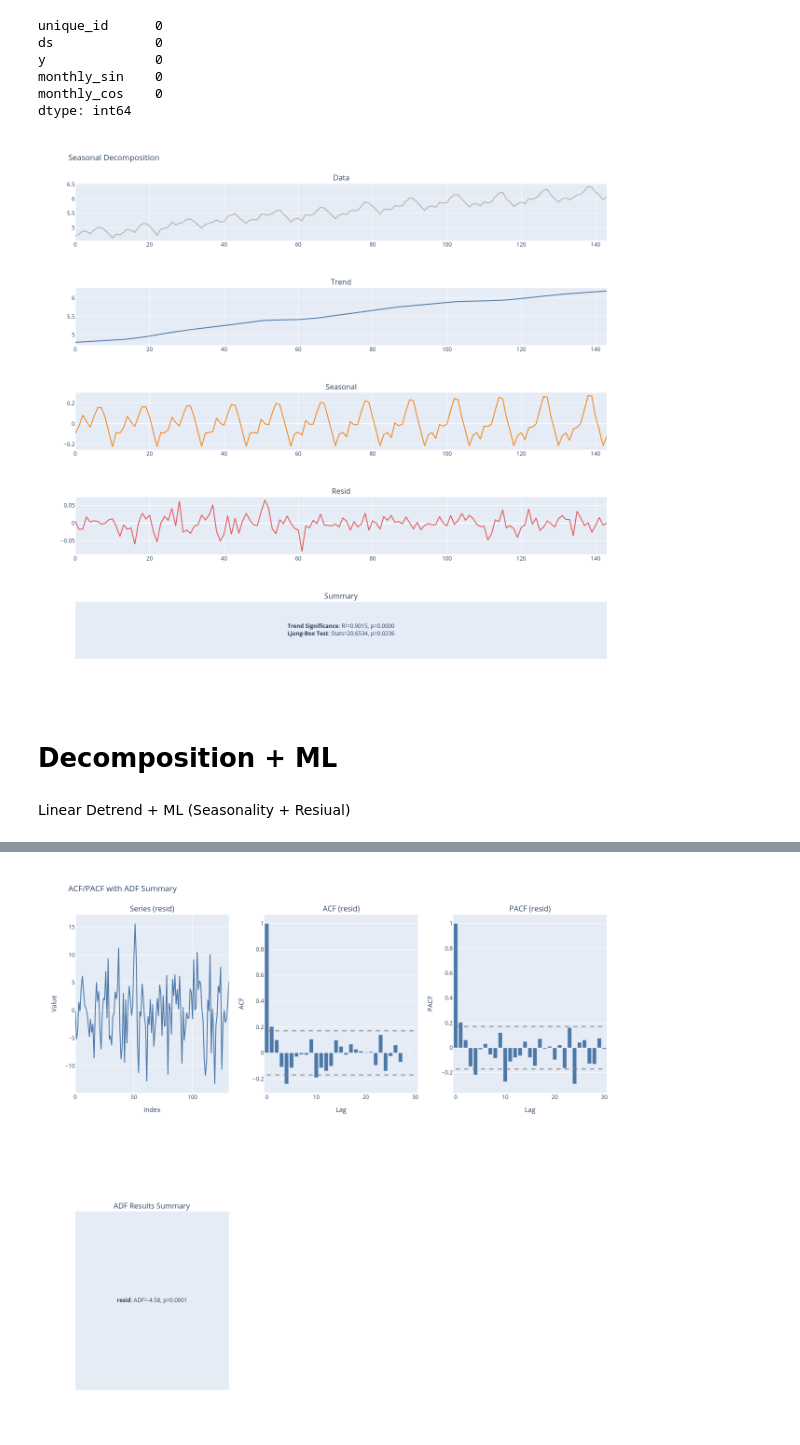
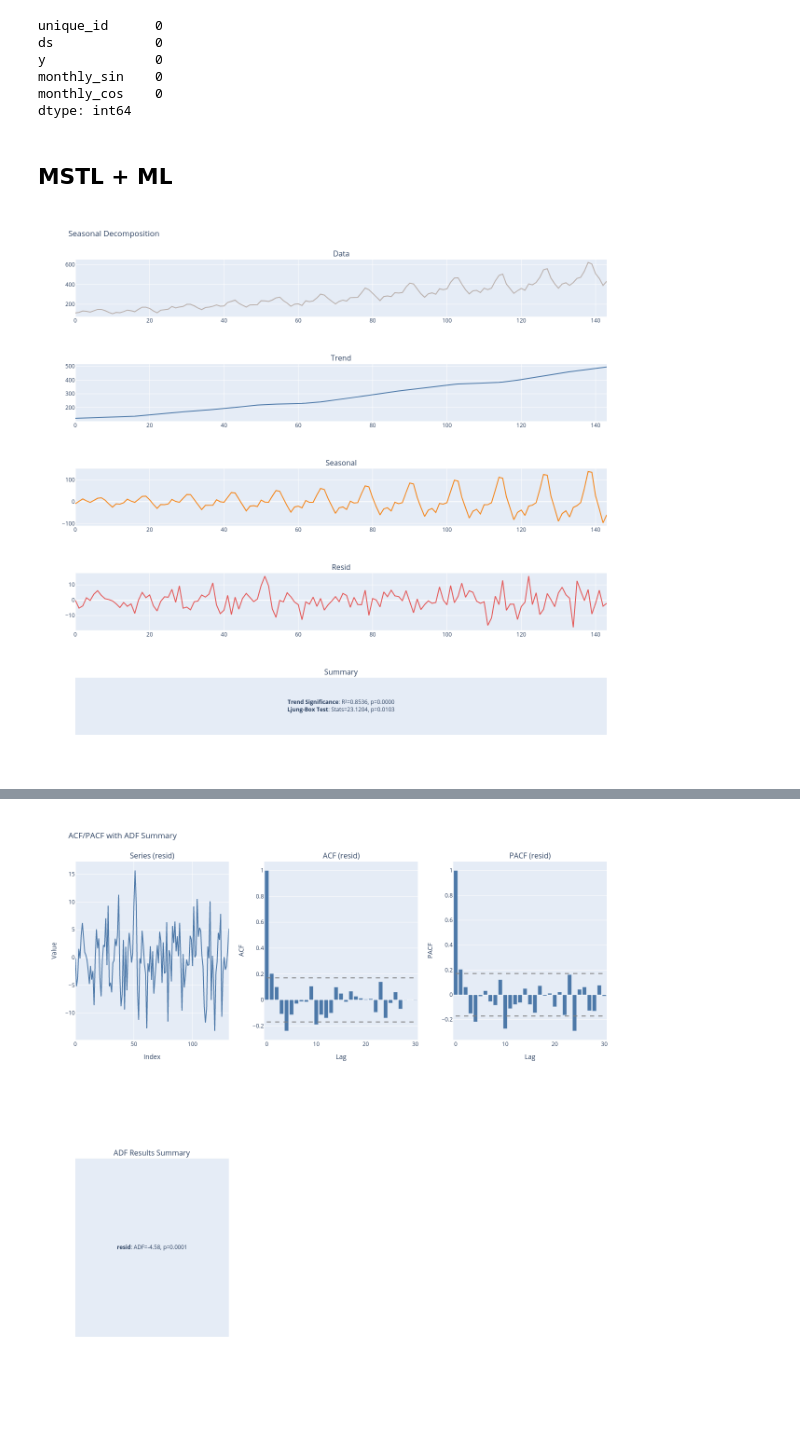
Before and after one commit to heylucasleao/tinyshift, a Jupyter notebook: tinyshift/examples/decomp_mstl_ml.ipynb, the cells around one changed output, grey strips where cells are left out. Saved outputs shown, nothing was run; the diff lists cells and outputs as text; code cells hidden in the pictures; blank space fills up the shorter version.

```diff
--- a/tinyshift/examples/decomp_mstl_ml.ipynb
+++ b/tinyshift/examples/decomp_mstl_ml.ipynb
@@ -46,15 +46,13 @@ y              0
 monthly_sin    0
 monthly_cos    0
 dtype: int64
+# %% [markdown]
+## MSTL + ML
 # %%
 horizon = 12
 train = df[:-horizon]
 test = df[-horizon:]
 # %%
-seasonal_decompose(np.log(df["y"]),periods=12,fig_type="png")
+seasonal_decompose(df["y"],periods=12,fig_type="png")
 # %% [output]
-[figure, old version]
+[figure, new version]
-# %% [markdown]
-# Decomposition + ML
-# %% [markdown]
-Linear Detrend + ML (Seasonality + Resiual)
```
Also changed, not shown: parts of 11 cells of this notebook, 2 other files.
